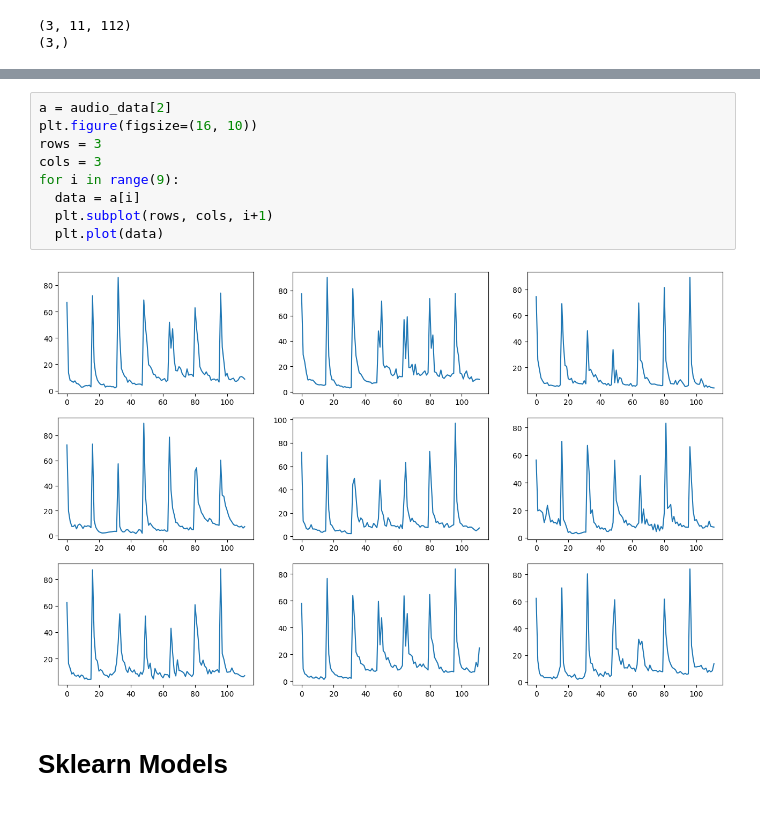
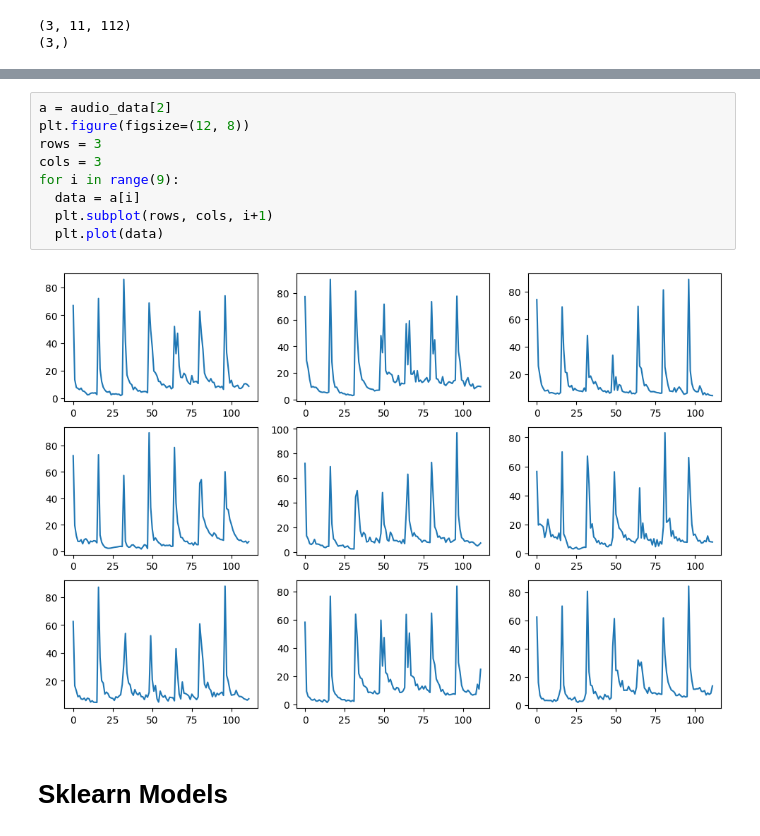
Before and after one commit to teleplayer123/audio_recognition, a Jupyter notebook: audio_processing.ipynb, the cells around one changed output, grey strips where cells are left out. Drawn from its saved outputs; the diff is of its cells as text.

```diff
--- a/audio_processing.ipynb
+++ b/audio_processing.ipynb
@@ -101,14 +101,14 @@ for i in range(9):
 # %%
 a = audio_data[2]
-plt.figure(figsize=(16, 10))
+plt.figure(figsize=(12, 8))
 rows = 3
 cols = 3
 for i in range(9):
   data = a[i]
   plt.subplot(rows, cols, i+1)
   plt.plot(data)
 # %% [output]
-[figure, old version]
+[figure, new version]
 # %% [markdown]
 # Sklearn Models
 # %%
```
Also changed, not shown: parts of 8 cells of this notebook.
